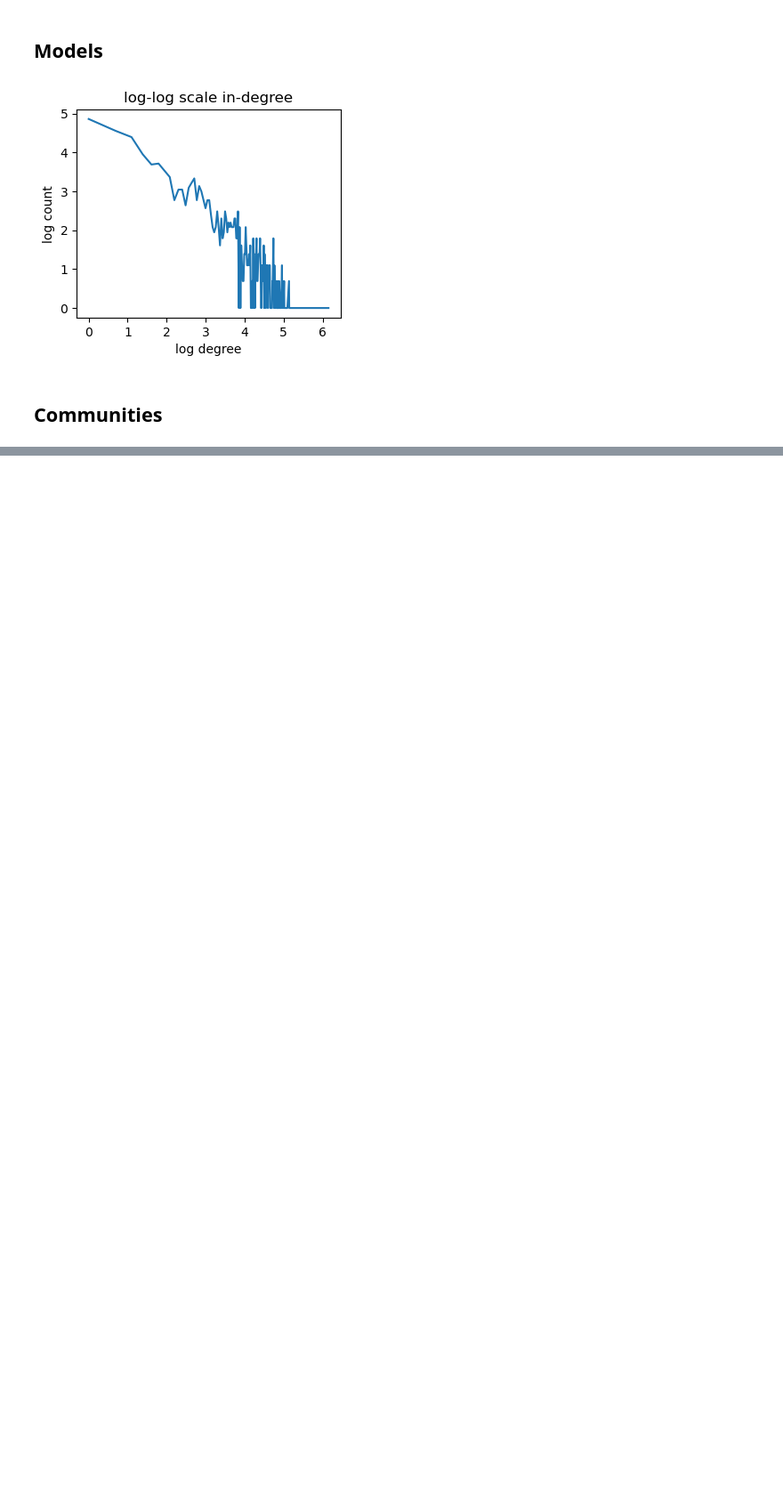
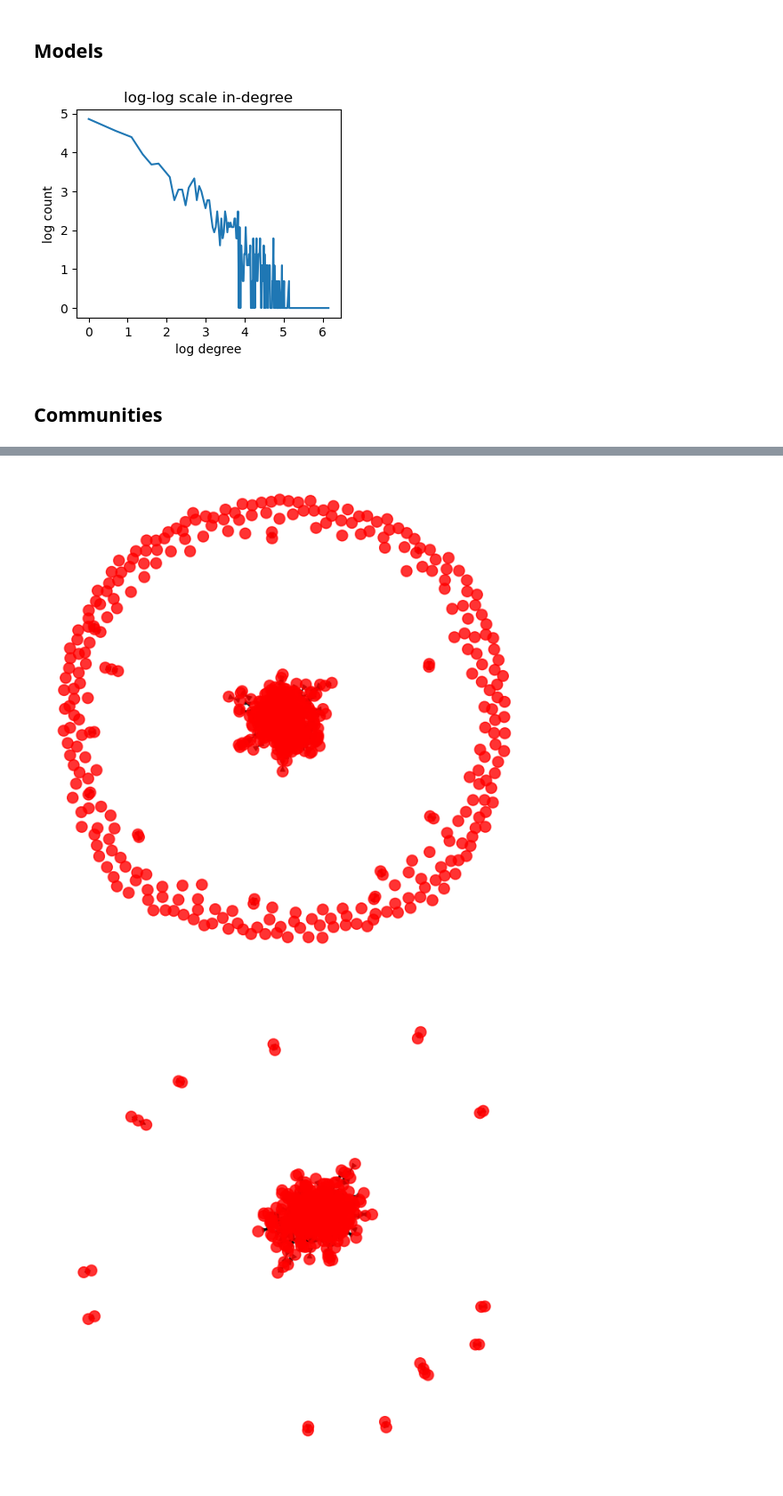
Before and after one commit to EyuelPersonal/complex_networks, a Jupyter notebook: analysis.ipynb, the cells around one changed output, grey strips where cells are left out. Shown: that part at 89% size. Drawn from its saved outputs; the diff is of its cells as text; code cells hidden in the pictures; blank space fills up the shorter version.

```diff
--- a/analysis.ipynb
+++ b/analysis.ipynb
@@ -292,0 +465,8 @@ Resolution 0.1 gives 278 communities with an average size of 5.359712230215828
+# %%
+liberals_network.initialize()
+for i in range(3):
+    liberals_network.visualize()
+    liberals_network.update()
+# %% [output]
+[figure, added]
+[figure, added]
```
Also changed, not shown: parts of 13 cells of this notebook.
